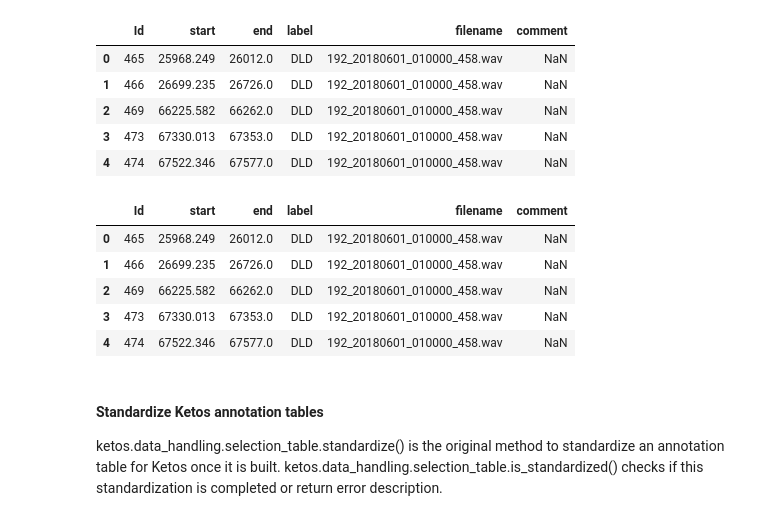
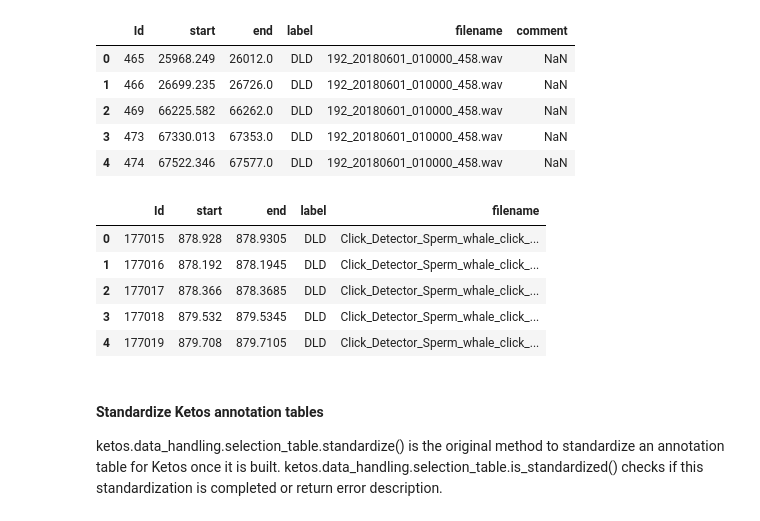
Before and after one commit to TacticalNuclearRaccoon/ClickLearn_DSTI_Project, a Jupyter notebook: import_pamguard_csv_file/database_creation_benoit.ipynb, the cells around one changed output. Saved outputs shown, nothing was run; the diff lists cells and outputs as text; code cells hidden in the pictures.

```diff
--- a/import_pamguard_csv_file/database_creation_benoit.ipynb
+++ b/import_pamguard_csv_file/database_creation_benoit.ipynb
@@ -475,14 +477,14 @@ events_annot_df.head(5)
 | 3 | 473 | 67330.013 | 67353.0 | DLD | 192_20180601_010000_458.wav | NaN |
 | 4 | 474 | 67522.346 | 67577.0 | DLD | 192_20180601_010000_458.wav | NaN |
 # %%
-events_annot_df.head(5)
+clicks_annot_df.head(5)
 # %% [output]
-|  | Id | start | end | label | filename | comment |
-| 0 | 465 | 25968.249 | 26012.0 | DLD | 192_20180601_010000_458.wav | NaN |
-| 1 | 466 | 26699.235 | 26726.0 | DLD | 192_20180601_010000_458.wav | NaN |
-| 2 | 469 | 66225.582 | 66262.0 | DLD | 192_20180601_010000_458.wav | NaN |
-| 3 | 473 | 67330.013 | 67353.0 | DLD | 192_20180601_010000_458.wav | NaN |
-| 4 | 474 | 67522.346 | 67577.0 | DLD | 192_20180601_010000_458.wav | NaN |
+|  | Id | start | end | label | filename |
+| 0 | 177015 | 878.928 | 878.9305 | DLD | Click_Detector_Sperm_whale_click_... |
+| 1 | 177016 | 878.192 | 878.1945 | DLD | Click_Detector_Sperm_whale_click_... |
+| 2 | 177017 | 878.366 | 878.3685 | DLD | Click_Detector_Sperm_whale_click_... |
+| 3 | 177018 | 879.532 | 879.5345 | DLD | Click_Detector_Sperm_whale_click_... |
+| 4 | 177019 | 879.708 | 879.7105 | DLD | Click_Detector_Sperm_whale_click_... |
 # %% [markdown]
 #### Standardize Ketos annotation tables
 ketos.data_handling.selection_table.standardize() is the original method to standardize an annotation table for Ketos once it is built. ketos.data_handling.selection_table.is_standardized() checks if this standardization is completed or return error description.
```
